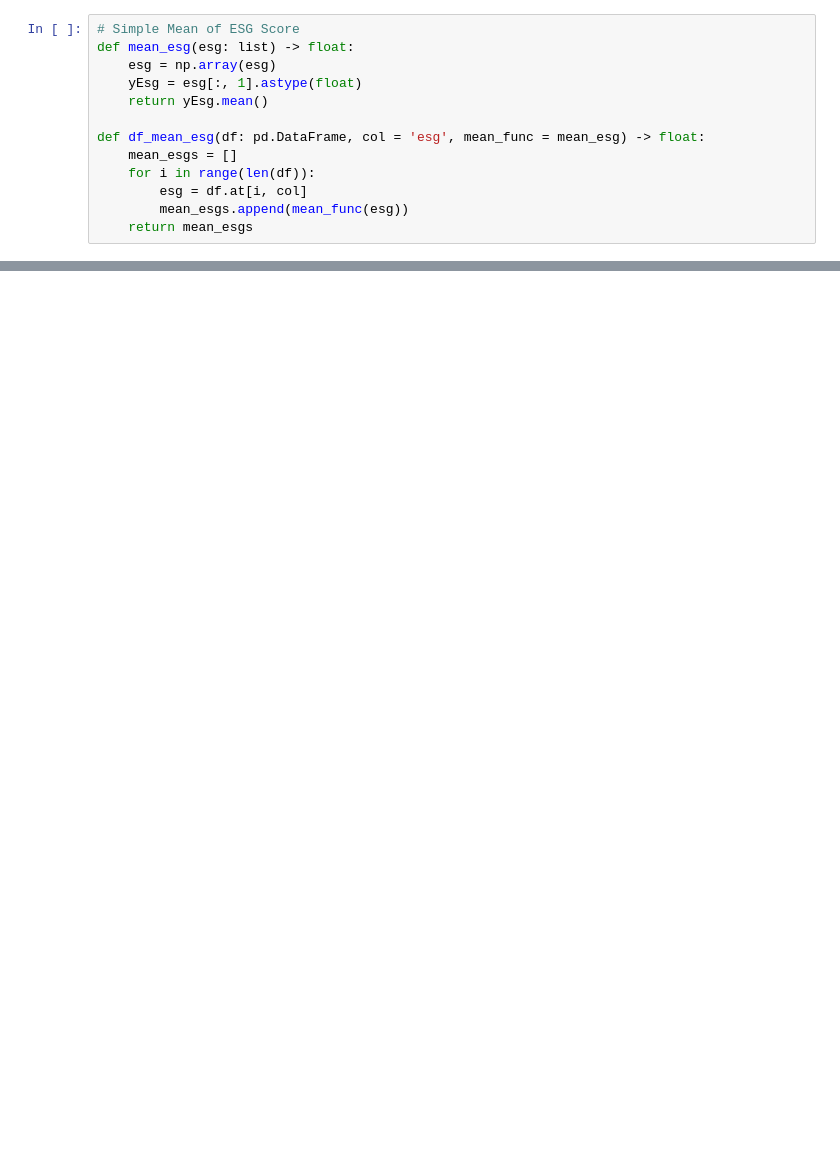
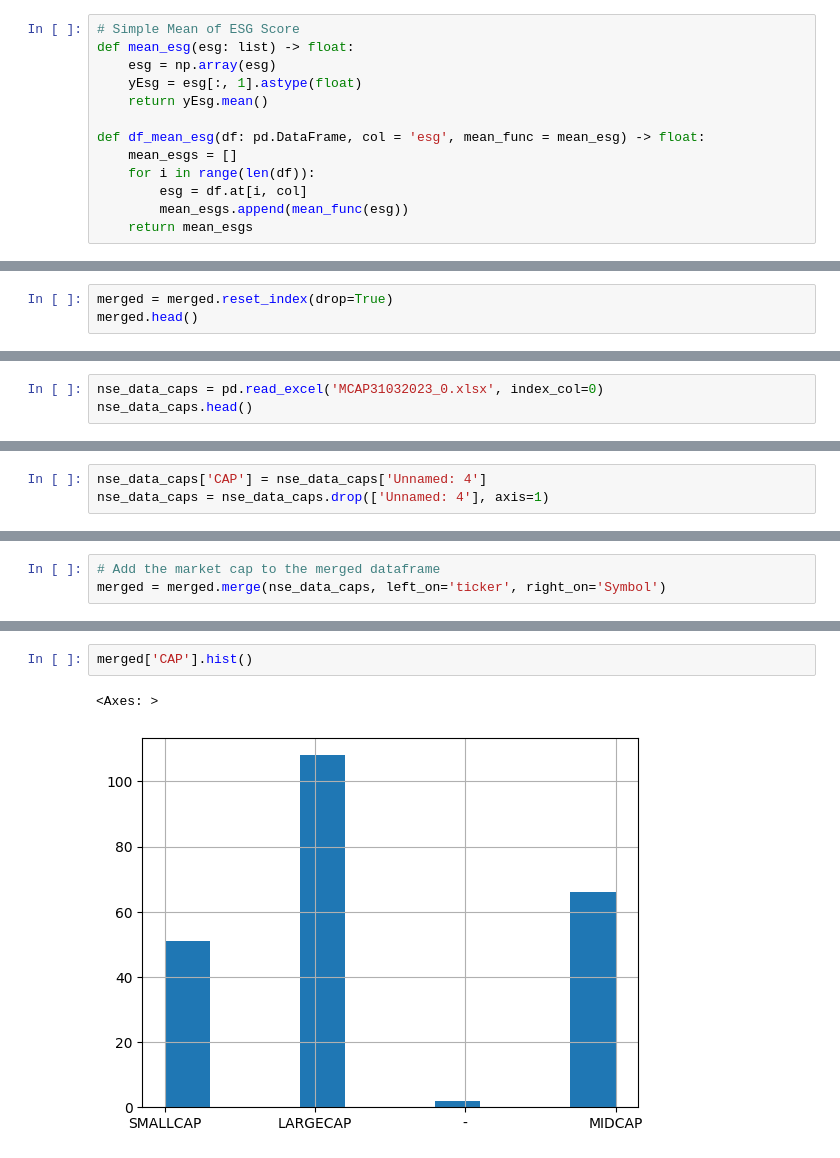
Before and after one commit to akr-25/btp, a Jupyter notebook: read_something.ipynb, the cells around one changed output, grey strips where cells are left out. Cells and saved outputs as stored; diff of their text form; blank space fills up the shorter version.

```diff
--- a/read_something.ipynb
+++ b/read_something.ipynb
@@ -263,0 +359,3 @@ Name: industry_mean_esg, dtype: float64
+# %%
+merged = merged.reset_index(drop=True)
+merged.head()
@@ -263,0 +397,3 @@ Name: industry_mean_esg, dtype: float64
+# %%
+nse_data_caps = pd.read_excel('MCAP31032023_0.xlsx', index_col=0)
+nse_data_caps.head()
@@ -263,0 +408,3 @@ Name: industry_mean_esg, dtype: float64
+# %%
+nse_data_caps['CAP'] = nse_data_caps['Unnamed: 4']
+nse_data_caps = nse_data_caps.drop(['Unnamed: 4'], axis=1)
@@ -263,0 +426,3 @@ Name: industry_mean_esg, dtype: float64
+# %%
+# Add the market cap to the merged dataframe
+merged = merged.merge(nse_data_caps, left_on='ticker', right_on='Symbol')
@@ -263,0 +438,5 @@ Name: industry_mean_esg, dtype: float64
+# %%
+merged['CAP'].hist()
+# %% [output]
+<Axes: >
+[figure, added]
```
Also changed, not shown: parts of 44 cells of this notebook, 26 other files.
